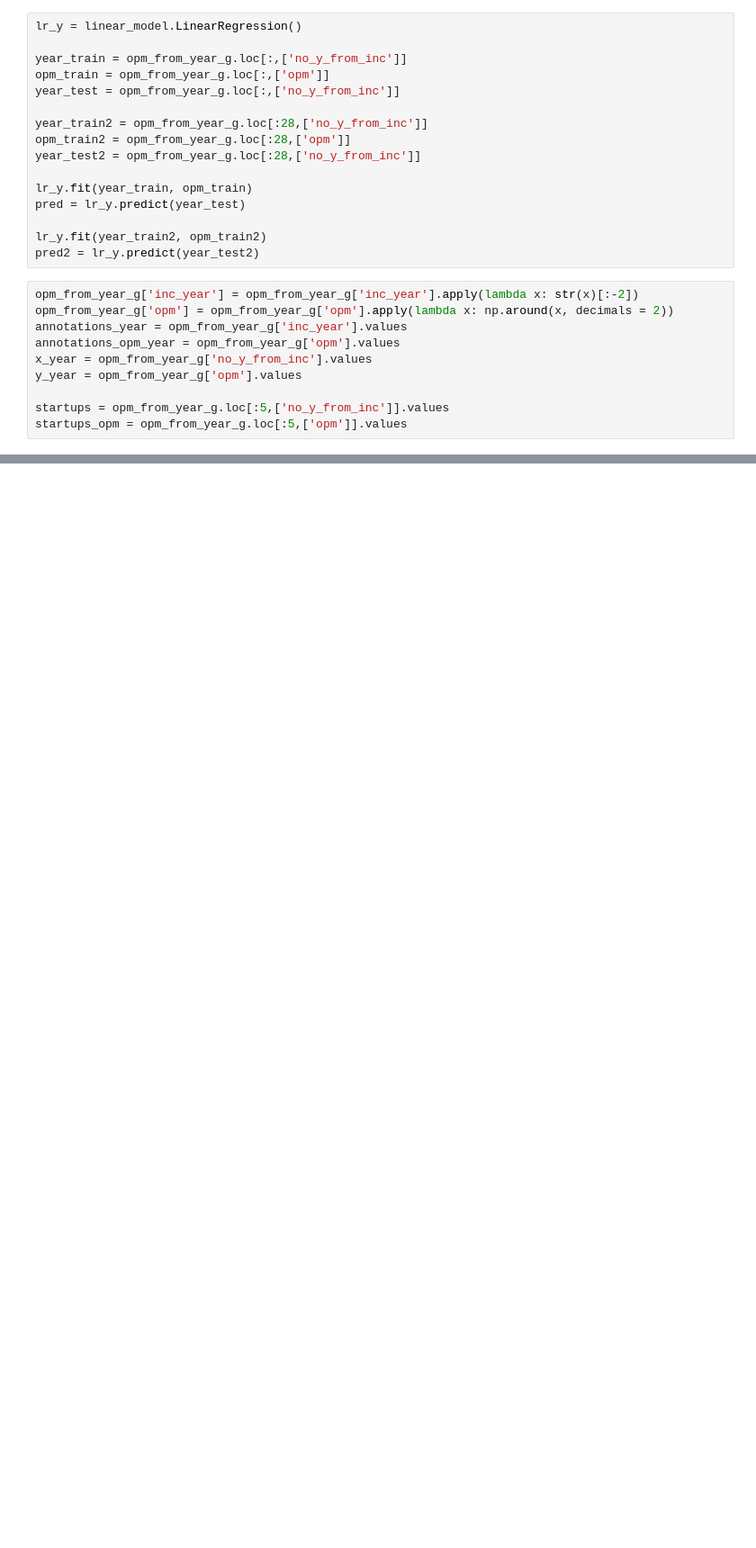
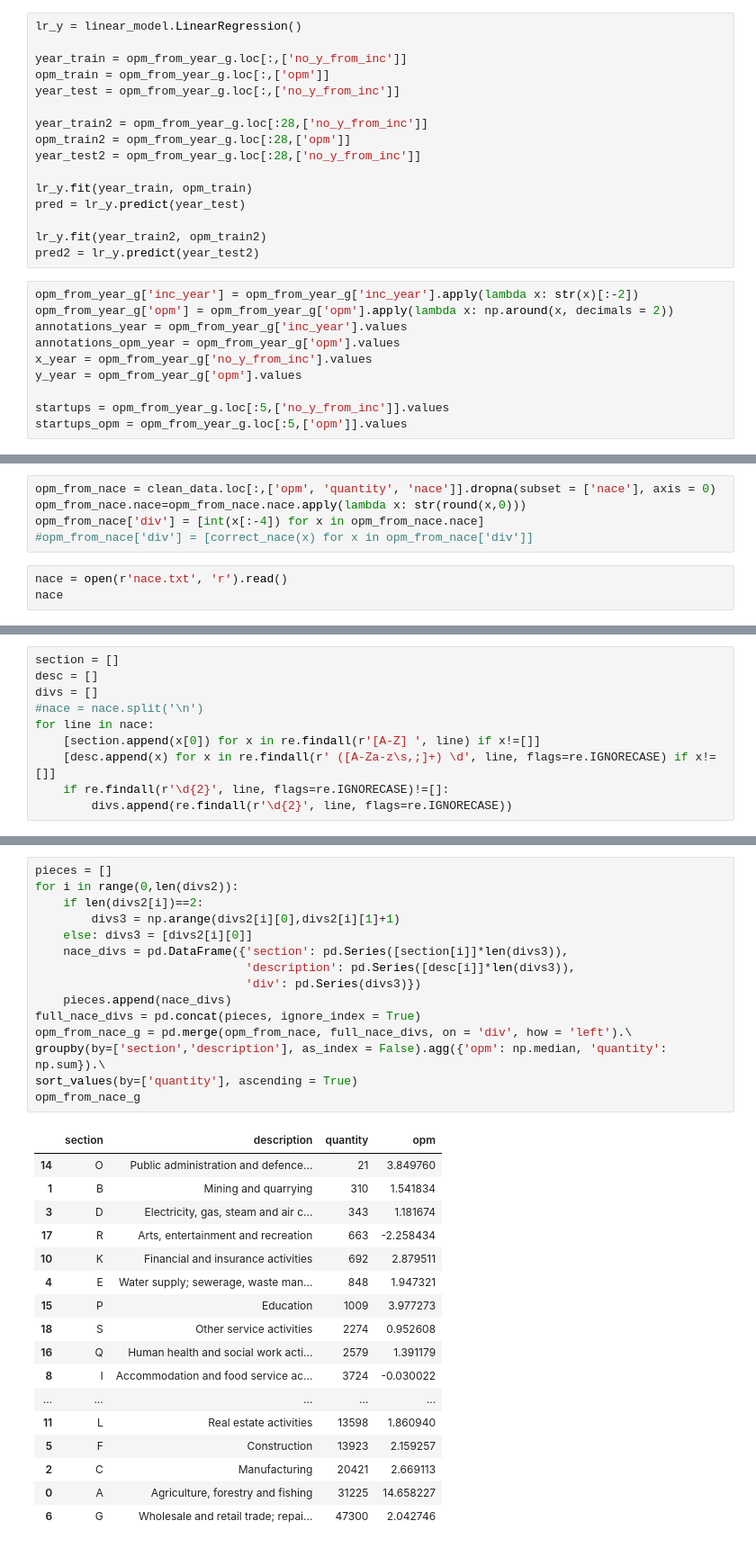
Before and after one commit to VeritasVZ/visualizations, a Jupyter notebook: benchmark_visualization_v2.ipynb, the cells around one changed output, grey strips where cells are left out. Shown at 90% size. Drawn from its saved outputs; the diff is of its cells as text; blank space fills up the shorter version.

```diff
--- a/benchmark_visualization_v2.ipynb
+++ b/benchmark_visualization_v2.ipynb
@@ -532,0 +565,8 @@ plt.show()
+# %%
+opm_from_nace = clean_data.loc[:,['opm', 'quantity', 'nace']].dropna(subset = ['nace'], axis = 0)
+opm_from_nace.nace=opm_from_nace.nace.apply(lambda x: str(round(x,0)))
+opm_from_nace['div'] = [int(x[:-4]) for x in opm_from_nace.nace]
+#opm_from_nace['div'] = [correct_nace(x) for x in opm_from_nace['div']]
+# %%
+nace = open(r'nace.txt', 'r').read()
+nace
@@ -532,0 +575,10 @@ plt.show()
+# %%
+section = []
+desc = []
+divs = []
+#nace = nace.split('\n')
+for line in nace:
+    [section.append(x[0]) for x in re.findall(r'[A-Z] ', line) if x!=[]]
+    [desc.append(x) for x in re.findall(r' ([A-Za-z\s,;]+) \d', line, flags=re.IGNORECASE) if x!=[]]
+    if re.findall(r'\d{2}', line, flags=re.IGNORECASE)!=[]:
+        divs.append(re.findall(r'\d{2}', line, flags=re.IGNORECASE))
@@ -532,0 +596,33 @@ plt.show()
+# %%
+pieces = []
+for i in range(0,len(divs2)):
+    if len(divs2[i])==2:
+        divs3 = np.arange(divs2[i][0],divs2[i][1]+1)
+    else: divs3 = [divs2[i][0]]
+    nace_divs = pd.DataFrame({'section': pd.Series([section[i]]*len(divs3)),
+                              'description': pd.Series([desc[i]]*len(divs3)),
+                              'div': pd.Series(divs3)})
+    pieces.append(nace_divs)
+full_nace_divs = pd.concat(pieces, ignore_index = True)
+opm_from_nace_g = pd.merge(opm_from_nace, full_nace_divs, on = 'div', how = 'left').\
+groupby(by=['section','description'], as_index = False).agg({'opm': np.median, 'quantity': np.sum}).\
+sort_values(by=['quantity'], ascending = True)
+opm_from_nace_g
+# %% [output]
+|  | section | description | quantity | opm |
+| 14 | O | Public administration and defence... | 21 | 3.849760 |
+| 1 | B | Mining and quarrying | 310 | 1.541834 |
+| 3 | D | Electricity, gas, steam and air c... | 343 | 1.181674 |
+| 17 | R | Arts, entertainment and recreation | 663 | -2.258434 |
+| 10 | K | Financial and insurance activities | 692 | 2.879511 |
+| 4 | E | Water supply; sewerage, waste man... | 848 | 1.947321 |
+| 15 | P | Education | 1009 | 3.977273 |
+| 18 | S | Other service activities | 2274 | 0.952608 |
+| 16 | Q | Human health and social work acti... | 2579 | 1.391179 |
+| 8 | I | Accommodation and food service ac... | 3724 | -0.030022 |
+| ... | ... | ... | ... | ... |
+| 11 | L | Real estate activities | 13598 | 1.860940 |
+| 5 | F | Construction | 13923 | 2.159257 |
+| 2 | C | Manufacturing | 20421 | 2.669113 |
+| 0 | A | Agriculture, forestry and fishing | 31225 | 14.658227 |
+| 6 | G | Wholesale and retail trade; repai... | 47300 | 2.042746 |
```
Also changed, not shown: parts of 18 cells of this notebook.
